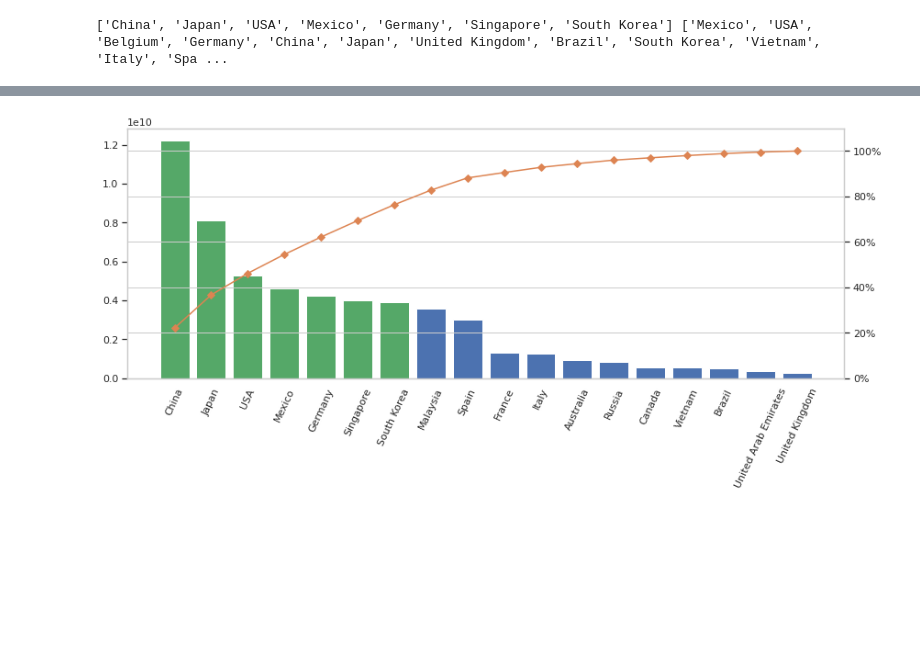
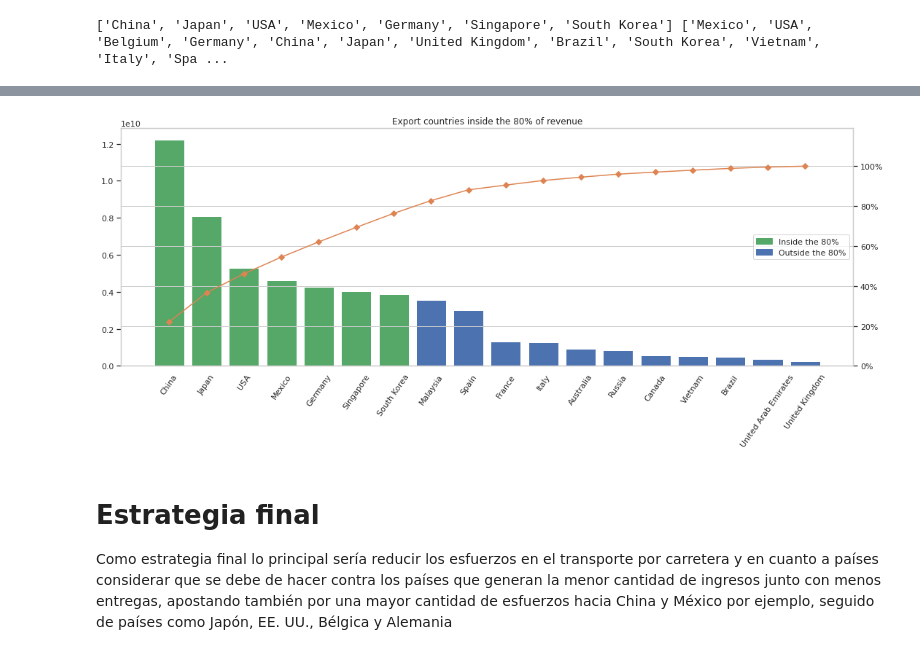
Before and after one commit to PacoV3/emtech-p2, a Jupyter notebook: ANALISIS_02_VENTURA_SEGURA.ipynb, the cells around one changed output, grey strips where cells are left out. Cells and saved outputs as stored; diff of their text form; code cells hidden in the pictures; blank space fills up the shorter version.

```diff
--- a/ANALISIS_02_VENTURA_SEGURA.ipynb
+++ b/ANALISIS_02_VENTURA_SEGURA.ipynb
@@ -82,0 +80,3 @@ Length: 172, dtype: int64
+# %%
+sorted_routes = unique_routes.sort_values(by='frequency', ascending=False)
+sorted_routes.head()
@@ -202,3 +239,6 @@ print(import_destinations, export_destinations)
 # %%
 origin_revenue = origin_revenue.to_frame()
 origin_revenue["percentage"] = origin_revenue.cumsum() / total_import_revenue * 100
+# %%
+destiny_revenue = destiny_revenue.to_frame()
+destiny_revenue["percentage"] = destiny_revenue.cumsum() / total_export_revenue * 100
@@ -204,0 +248,26 @@ origin_revenue["percentage"] = origin_revenue.cumsum() / total_import_revenue *
+# %%
+fig, ax1 = plt.subplots(figsize=(24, 6))
+
+colors = []
+for origin in destiny_revenue.index:
+    if origin in export_destinations:
+        colors.append('g')
+    else:
+        colors.append('b')
+ax1.bar(destiny_revenue.index, destiny_revenue["total_value"], color=colors)
+ax1.grid(False)
+ax2 = ax1.twinx()
+ax2.grid(True)
+ax2.plot(destiny_revenue.index, destiny_revenue["percentage"], color="C1", marker="D")
+ax2.yaxis.set_major_formatter(PercentFormatter())
+ax2.set_ylim(bottom=0, top=119)
+
+ax1.set_title(f"Import countries inside the 80% of revenue")
+ax1.set_xticklabels(destiny_revenue.index, rotation = 65)
+
+colors = {'Inside the 80%':'g', 'Outside the 80%':'b'}
+labels = list(colors.keys())
+handles = [plt.Rectangle((0,0),1,1, color=colors[label]) for label in labels]
+ax2.legend(handles, labels, loc='center right')
+
+plt.show()
@@ -205,21 +276,31 @@ origin_revenue["percentage"] = origin_revenue.cumsum() / total_import_revenue *
 # %%
-fig, ax1 = plt.subplots(figsize=(14, 5))
+fig, ax1 = plt.subplots(figsize=(18, 6))
 
 colors = []
 for origin in origin_revenue.index:
     if origin in import_destinations:
         colors.append('g')
     else:
         colors.append('b')
 ax1.bar(origin_revenue.index, origin_revenue["total_value"], color=colors)
 ax1.grid(False)
 ax2 = ax1.twinx()
 ax2.grid(True)
 ax2.plot(origin_revenue.index, origin_revenue["percentage"], color="C1", marker="D")
 ax2.yaxis.set_major_formatter(PercentFormatter())
-ax2.set_ylim(bottom=0, top=110)
+ax2.set_ylim(bottom=0, top=119)
 
-ax1.set_xticklabels(origin_revenue.index, rotation = 65)
+ax1.set_title(f"Export countries inside the 80% of revenue")
+ax1.set_xticklabels(origin_revenue.index, rotation = 55)
+
+colors = {'Inside the 80%':'g', 'Outside the 80%':'b'}
+labels = list(colors.keys())
+handles = [plt.Rectangle((0,0),1,1, color=colors[label]) for label in labels]
+ax2.legend(handles, labels, loc='center right')
+
 plt.show()
 # %% [output]
-[figure, old version]
+[figure, new version]
+# %% [markdown]
+# Estrategia final
+Como estrategia final lo principal sería reducir los esfuerzos en el transporte por carretera y en cuanto a países considerar que se debe de hacer contra los países que generan la menor cantidad de ingresos junto con menos entregas, apostando también por una mayor cantidad de esfuerzos hacia China y México por ejemplo, seguido de países como Japón, EE. UU., Bélgica y Alemania
```
Also changed, not shown: parts of 18 cells of this notebook, 1 other file.
